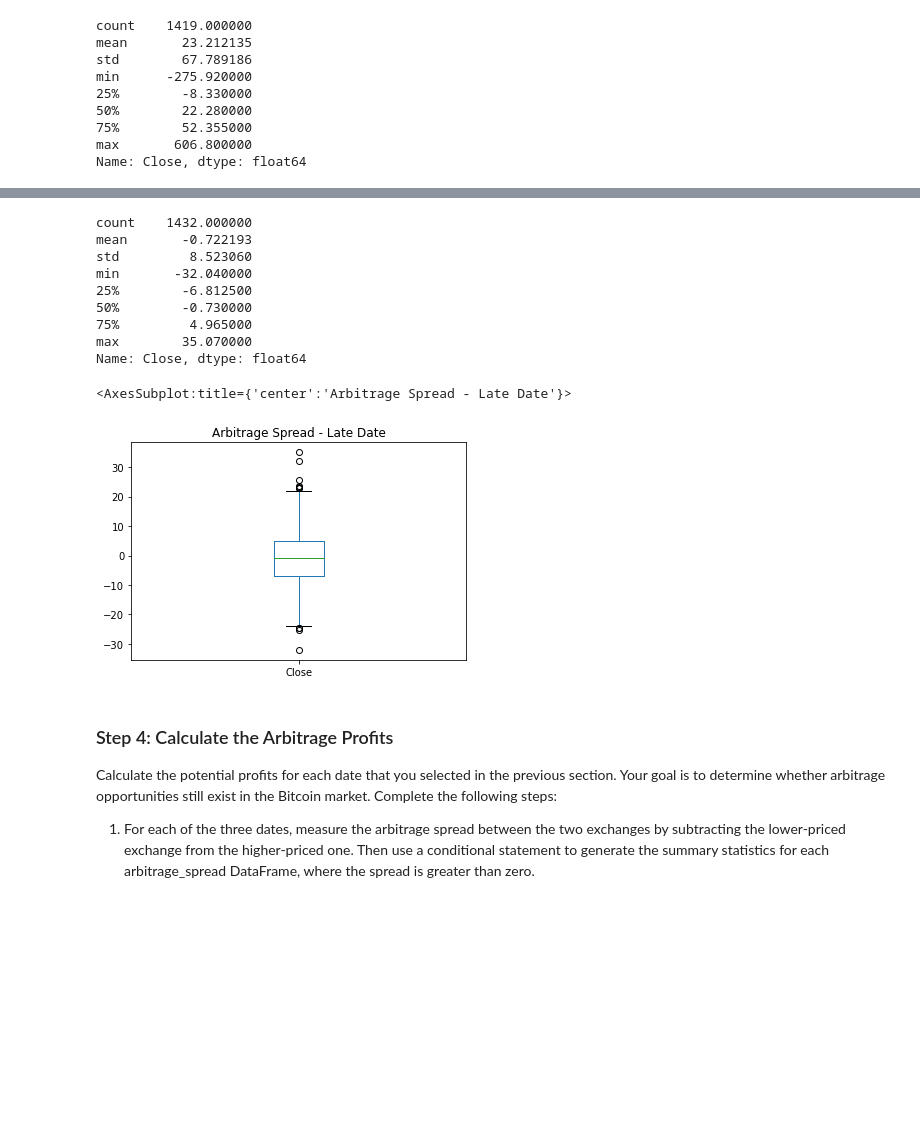
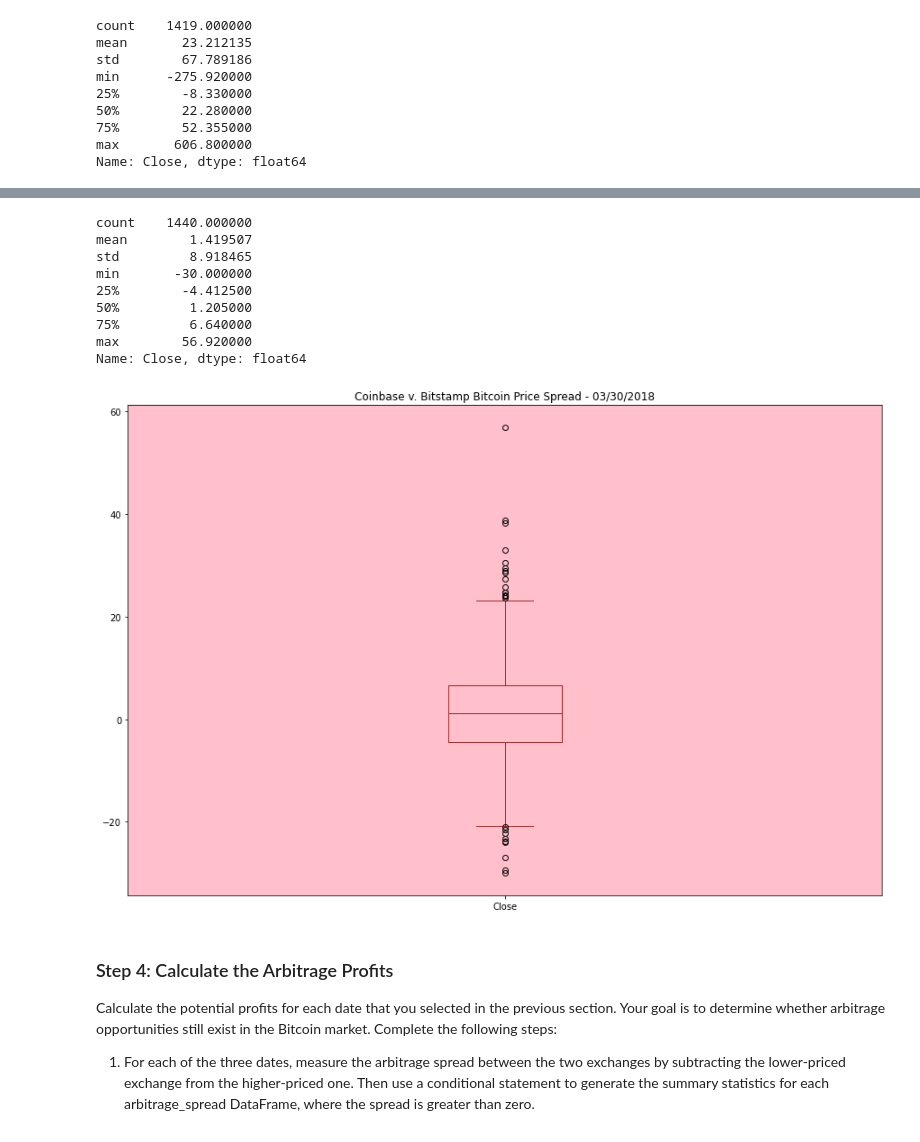
Before and after one commit to Exastorm/Crypto_Arbitrage, a Jupyter notebook: crypto_arbitrage.ipynb, the cells around one changed output, grey strips where cells are left out. Saved outputs shown, nothing was run; the diff lists cells and outputs as text; code cells hidden in the pictures; blank space fills up the shorter version.

```diff
--- a/crypto_arbitrage.ipynb
+++ b/crypto_arbitrage.ipynb
@@ -455,26 +453,25 @@ Name: Close, dtype: float64
 # %%
 # Using the date from the late that you have selected, calculate the arbitrage spread
 # by subtracting the bitstamp lower closing prices from the coinbase higher closing prices
-arbitrage_spread_late = # YOUR CODE HERE
+arbitrage_spread_late = coinbase.loc["2018-03-30","Close"] - bitstamp.loc["2018-03-30","Close"]
 
 # Generate summary statistics for the late DataFrame
-# YOUR CODE HERE
+arbitrage_spread_late.describe()
 # %% [output]
-count    1432.000000
-mean       -0.722193
-std         8.523060
-min       -32.040000
-25%        -6.812500
-50%        -0.730000
-75%         4.965000
-max        35.070000
+count    1440.000000
+mean        1.419507
+std         8.918465
+min       -30.000000
+25%        -4.412500
+50%         1.205000
+75%         6.640000
+max        56.920000
 Name: Close, dtype: float64
 # %%
 # Visualize the arbitrage spread from late in the dataset in a box plot
-# YOUR CODE HERE
+arbitrage_spread_late.plot(kind="box", legend=True, figsize=(15, 10), color="brown", title="Coinbase v. Bitstamp Bitcoin Price Spread - 03/30/2018").set_facecolor("pink")
 # %% [output]
-<AxesSubplot:title={'center':'Arbitrage Spread - Late Date'}>
-[figure, old version]
+[figure, new version]
 # %% [markdown]
 ### Step 4: Calculate the Arbitrage Profits
 
```
Also changed, not shown: parts of 12 cells of this notebook.
